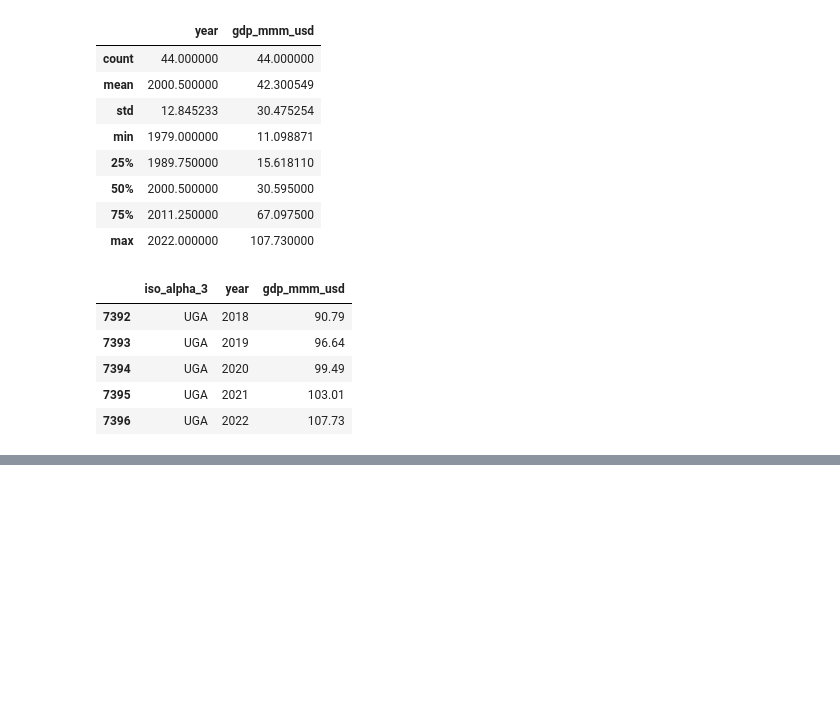
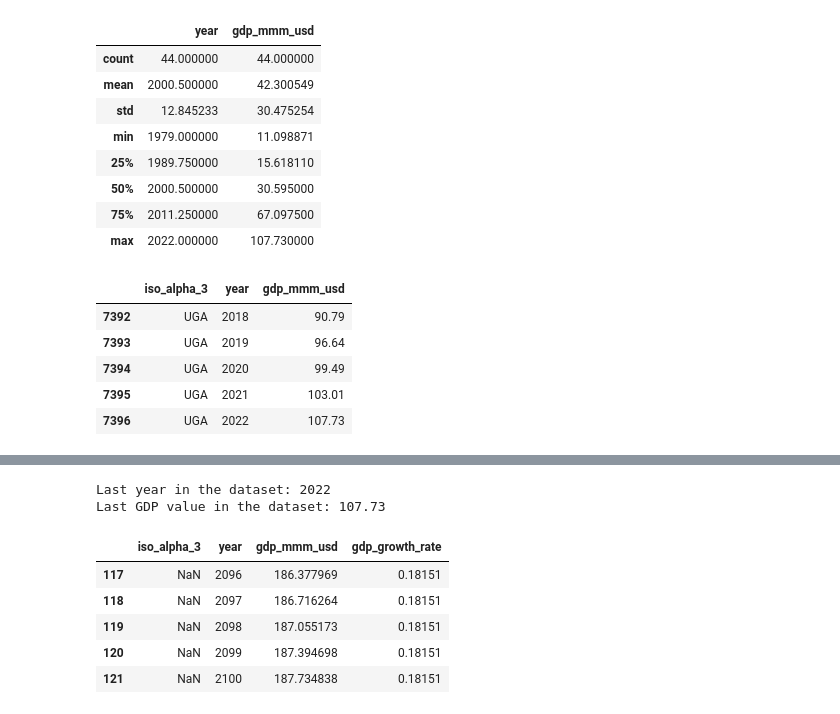
Before and after one commit to sisepuede-framework/ssp_uganda_data, a Jupyter notebook: gdp_mmm_usd.ipynb, the cells around one changed output, grey strips where cells are left out. Drawn from its saved outputs; the diff is of its cells as text; code cells hidden in the pictures; blank space fills up the shorter version.

```diff
--- a/gdp_mmm_usd.ipynb
+++ b/gdp_mmm_usd.ipynb
@@ -80,4 +118,10 @@ growth_rates = [
 # %%
-last_gdp = gdp.iloc[-1]['gdp_mmm_usd']
-projection = []
+last_year = gdp['year'].max()
+print(f"Last year in the dataset: {last_year}")
+
+last_gdp = gdp.loc[gdp['year'] == last_year, 'gdp_mmm_usd'].values[0]
+print(f"Last GDP value in the dataset: {last_gdp}")
+# %% [output]
+Last year in the dataset: 2022
+Last GDP value in the dataset: 107.73
 # %%
@@ -91 +138,12 @@ for start, end, rate in growth_rates:
 gdp_extended = pd.concat([gdp, pd.DataFrame(projection)], ignore_index=True)
+# %%
+# Calculate annual GDP growth rate
+gdp_extended['gdp_growth_rate'] = gdp_extended['gdp_mmm_usd'].pct_change() * 100
+gdp_extended.tail()
+# %% [output]
+|  | iso_alpha_3 | year | gdp_mmm_usd | gdp_growth_rate |
+| 117 | NaN | 2096 | 186.377969 | 0.18151 |
+| 118 | NaN | 2097 | 186.716264 | 0.18151 |
+| 119 | NaN | 2098 | 187.055173 | 0.18151 |
+| 120 | NaN | 2099 | 187.394698 | 0.18151 |
+| 121 | NaN | 2100 | 187.734838 | 0.18151 |
```
Also changed, not shown: parts of 10 cells of this notebook, 1 other file.
